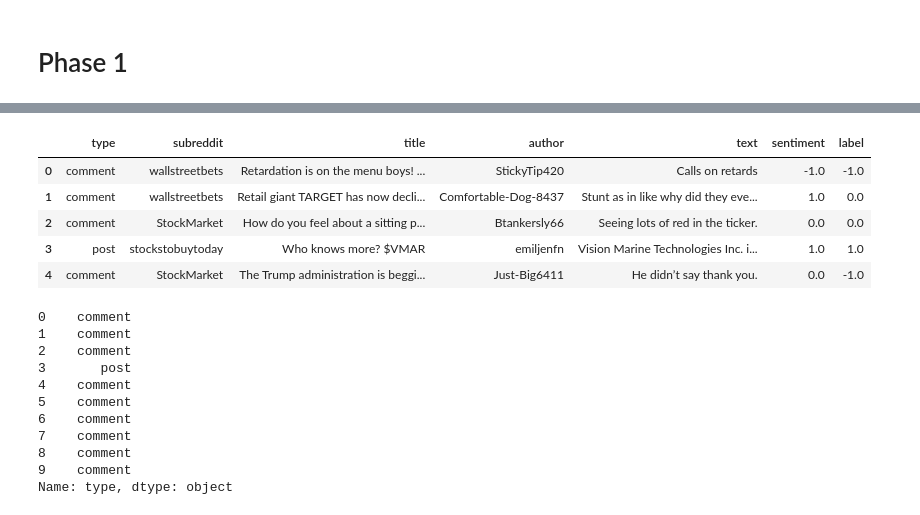
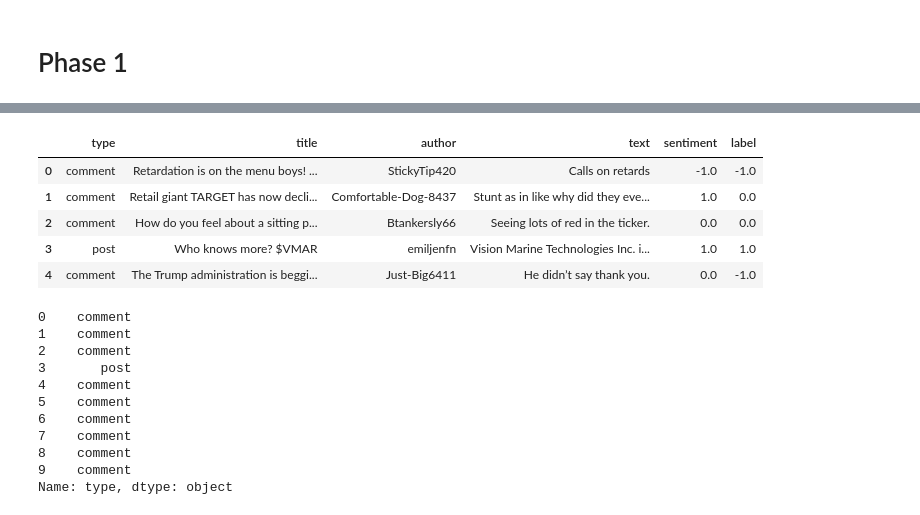
Before and after one commit to Kilodps/DM2025-Lab1-Exercise, a Jupyter notebook: DM2025-Lab1-Homework.ipynb, the cells around one changed output, grey strips where cells are left out. Cells and saved outputs as stored; diff of their text form; code cells hidden in the pictures.

```diff
--- a/DM2025-Lab1-Homework.ipynb
+++ b/DM2025-Lab1-Homework.ipynb
@@ -92,17 +92,17 @@ reddit_data.head()
 | 3 | post | 2023-08-30 17:12:55 | 165kllm | stockstobuytoday | Who knows more? $VMAR | emiljenfn | https://www.reddit.com/r/stocksto... | 30 | 0.0 | 0.98 | ... |
 | 4 | comment | 2025-04-11 14:48:05 | mmkl6bw | StockMarket | The Trump administration is beggi... | Just-Big6411 | https://edition.cnn.com/2025/04/1... | 1 | NaN | NaN | ... |
 # %%
-reddit_data = reddit_data[['type', 'subreddit', 'title', 'author', 'text','sentiment', 'label']]
+reddit_data = reddit_data[['type', 'title', 'author', 'text','sentiment', 'label']]
 #reddit_data = reddit_data[['type', 'datetime', 'post_id', 'subreddit', 'title', 'author', 'url', 'upvotes', 'downvotes', 'upvote_ratio', 'text', 'subjectivity', 'polarity', 'sentiment', 'entities', 'label']]
 reddit_data.dropna(inplace=True)
 reddit_data.head()
 # %% [output]
-|  | type | subreddit | title | author | text | sentiment | label |
-| 0 | comment | wallstreetbets | Retardation is on the menu boys! ... | StickyTip420 | Calls on retards | -1.0 | -1.0 |
-| 1 | comment | wallstreetbets | Retail giant TARGET has now decli... | Comfortable-Dog-8437 | Stunt as in like why did they eve... | 1.0 | 0.0 |
-| 2 | comment | StockMarket | How do you feel about a sitting p... | Btankersly66 | Seeing lots of red in the ticker. | 0.0 | 0.0 |
-| 3 | post | stockstobuytoday | Who knows more? $VMAR | emiljenfn | Vision Marine Technologies Inc. i... | 1.0 | 1.0 |
-| 4 | comment | StockMarket | The Trump administration is beggi... | Just-Big6411 | He didn’t say thank you. | 0.0 | -1.0 |
+|  | type | title | author | text | sentiment | label |
+| 0 | comment | Retardation is on the menu boys! ... | StickyTip420 | Calls on retards | -1.0 | -1.0 |
+| 1 | comment | Retail giant TARGET has now decli... | Comfortable-Dog-8437 | Stunt as in like why did they eve... | 1.0 | 0.0 |
+| 2 | comment | How do you feel about a sitting p... | Btankersly66 | Seeing lots of red in the ticker. | 0.0 | 0.0 |
+| 3 | post | Who knows more? $VMAR | emiljenfn | Vision Marine Technologies Inc. i... | 1.0 | 1.0 |
+| 4 | comment | The Trump administration is beggi... | Just-Big6411 | He didn’t say thank you. | 0.0 | -1.0 |
 # %%
 len(reddit_data)
 
```
Also changed, not shown: parts of 10 cells of this notebook.
